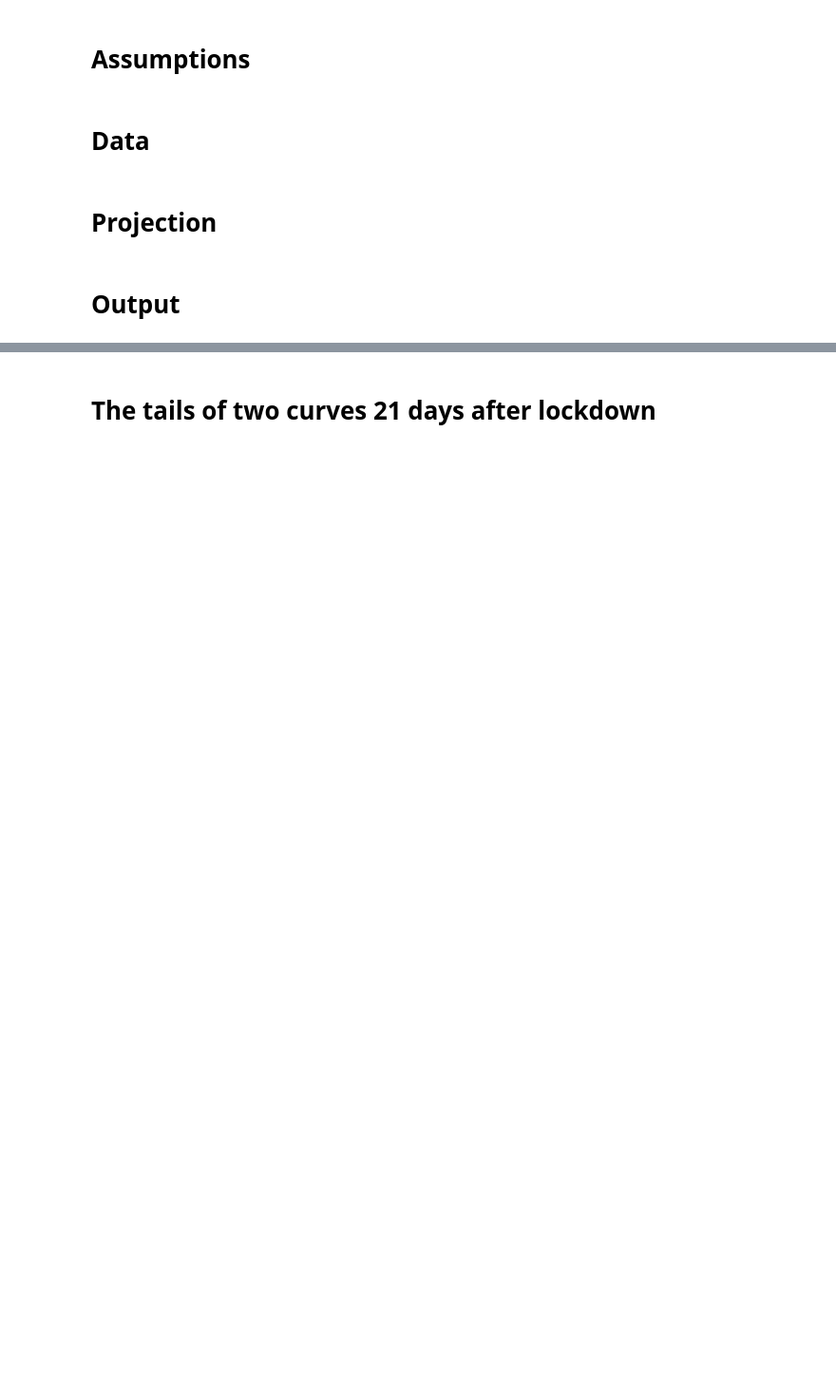
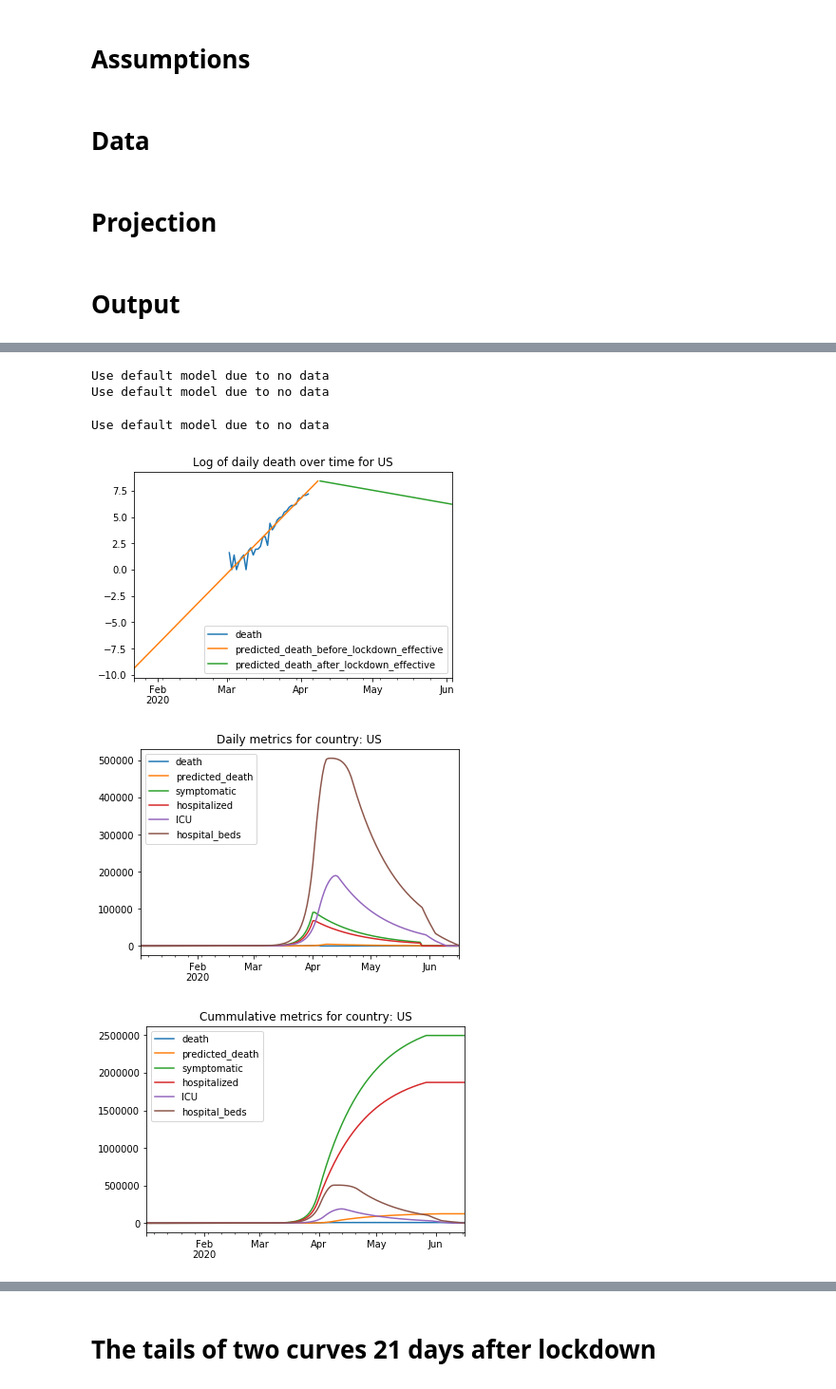
Before and after one commit to huonghuynhsc/COVID-19, a Jupyter notebook: prognosis/Prognosis.ipynb, the cells around one changed output, grey strips where cells are left out. Shown at 95% size. Cells and saved outputs as stored; diff of their text form; code cells hidden in the pictures; blank space fills up the shorter version.

```diff
--- a/prognosis/Prognosis.ipynb
+++ b/prognosis/Prognosis.ipynb
@@ -289,0 +294,10 @@ plot_log_death_new_by_country('China', lockdown_date='20200123')
+# %%
+plot_metrics_by_country('US', lockdown_date='20200320',
+                             metrics = ['death', 'predicted_death', 'symptomatic', 'hospitalized', 'ICU', 'hospital_beds'])
+# %% [output]
+Use default model due to no data
+Use default model due to no data
+Use default model due to no data
+[figure, added]
+[figure, added]
+[figure, added]
```
Also changed, not shown: parts of 37 cells of this notebook.
